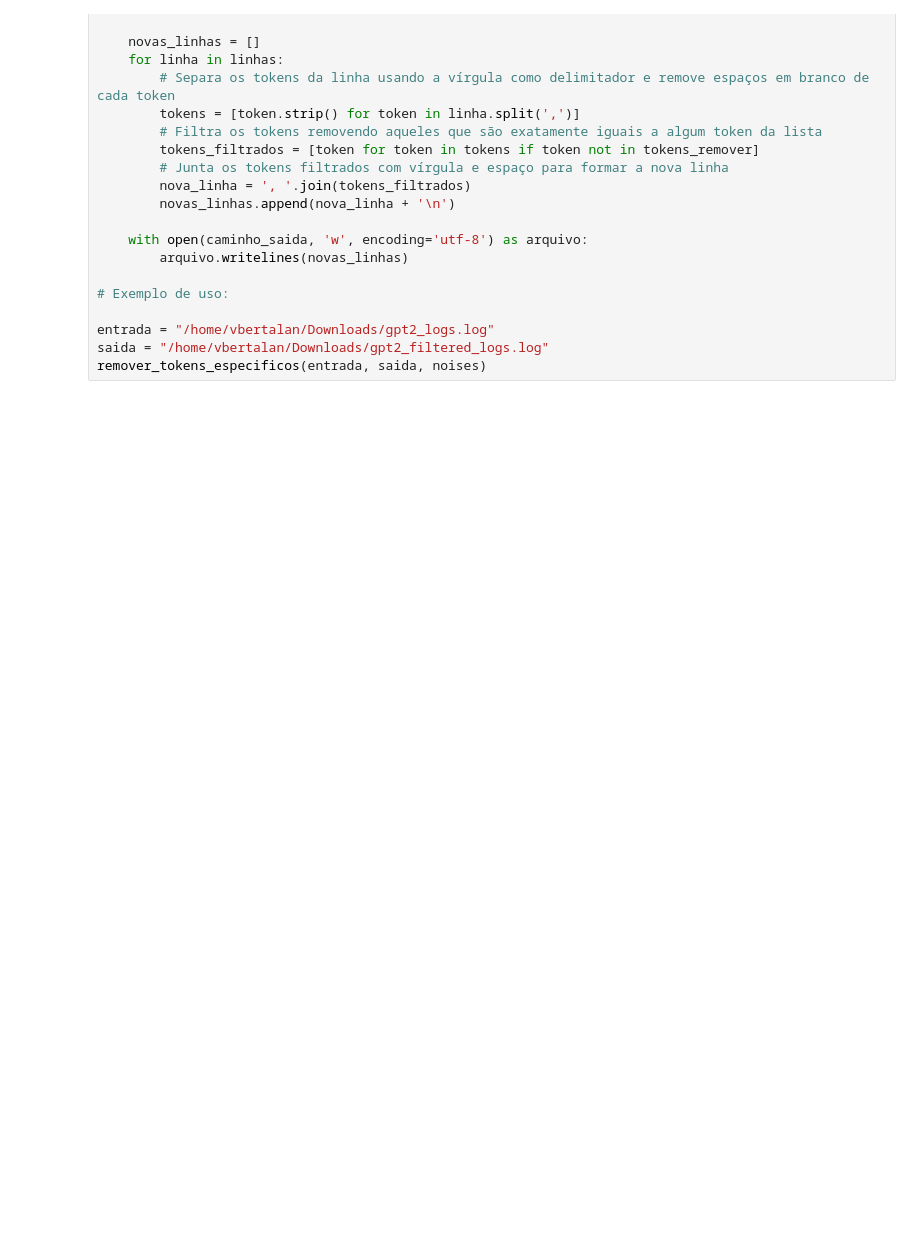
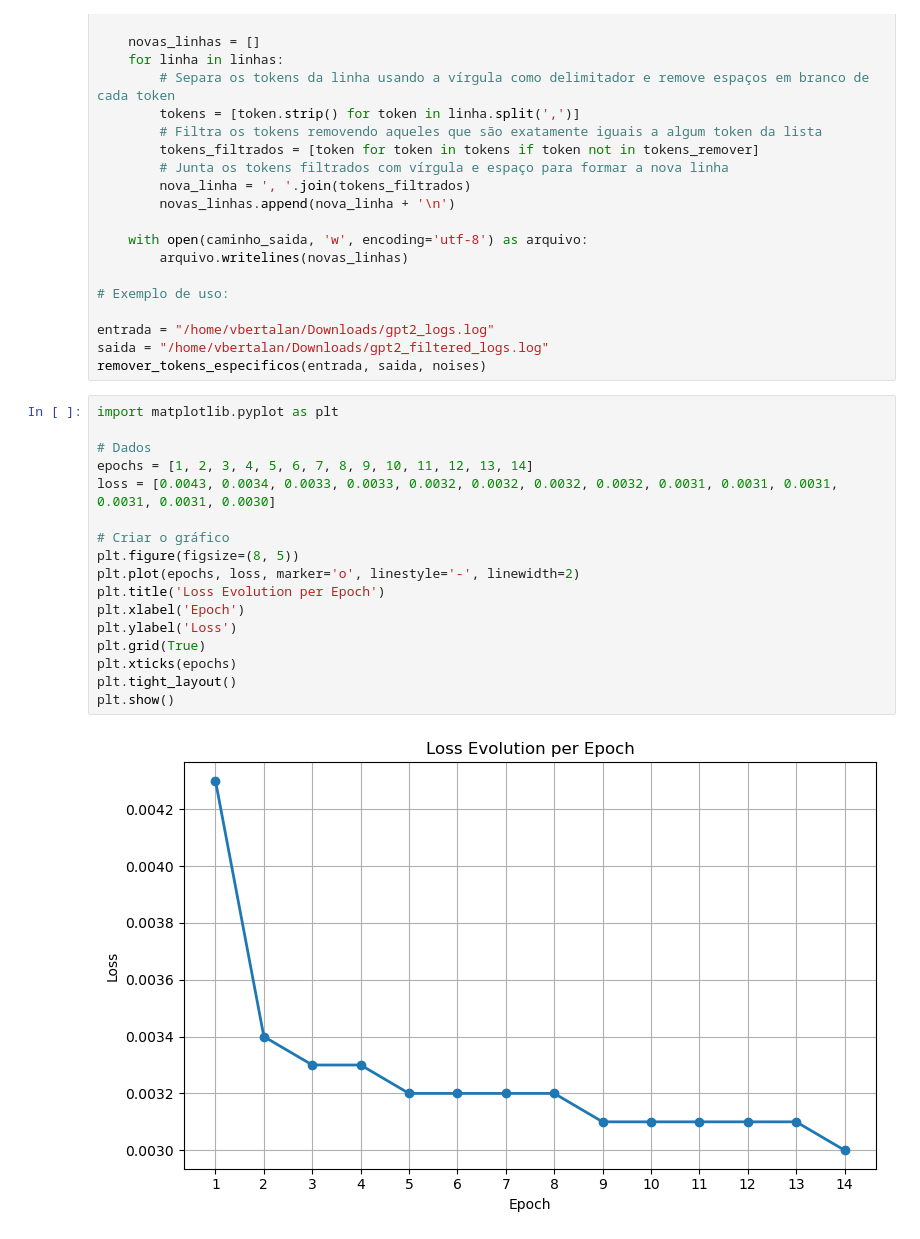
Before and after one commit to vbertalan/CSL, a Jupyter notebook: TreatsFiles.ipynb, the cells around one changed output. Saved outputs shown, nothing was run; the diff lists cells and outputs as text; blank space fills up the shorter version.

Commit message:
generating graph

```diff
--- a/TreatsFiles.ipynb
+++ b/TreatsFiles.ipynb
@@ -248,3 +248,22 @@ def remover_tokens_especificos(caminho_entrada, caminho_saida, tokens_para_remov
 entrada = "/home/vbertalan/Downloads/gpt2_logs.log"
 saida = "/home/vbertalan/Downloads/gpt2_filtered_logs.log"
 remover_tokens_especificos(entrada, saida, noises)
+# %%
+import matplotlib.pyplot as plt
+
+# Dados
+epochs = [1, 2, 3, 4, 5, 6, 7, 8, 9, 10, 11, 12, 13, 14]
+loss = [0.0043, 0.0034, 0.0033, 0.0033, 0.0032, 0.0032, 0.0032, 0.0032, 0.0031, 0.0031, 0.0031, 0.0031, 0.0031, 0.0030]
+
+# Criar o gráfico
+plt.figure(figsize=(8, 5))
+plt.plot(epochs, loss, marker='o', linestyle='-', linewidth=2)
+plt.title('Loss Evolution per Epoch')
+plt.xlabel('Epoch')
+plt.ylabel('Loss')
+plt.grid(True)
+plt.xticks(epochs)
+plt.tight_layout()
+plt.show()
+# %% [output]
+[figure, added]
```
